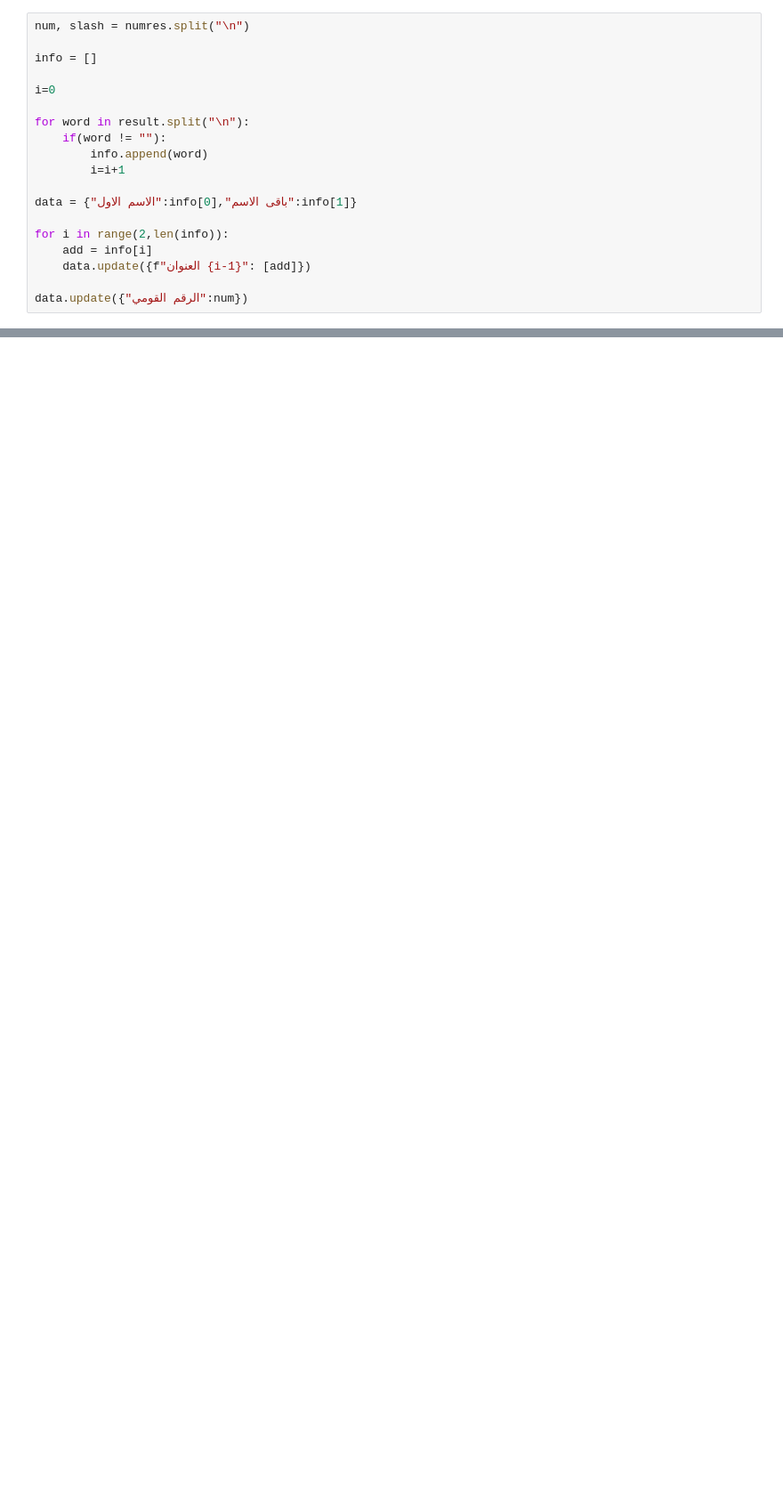
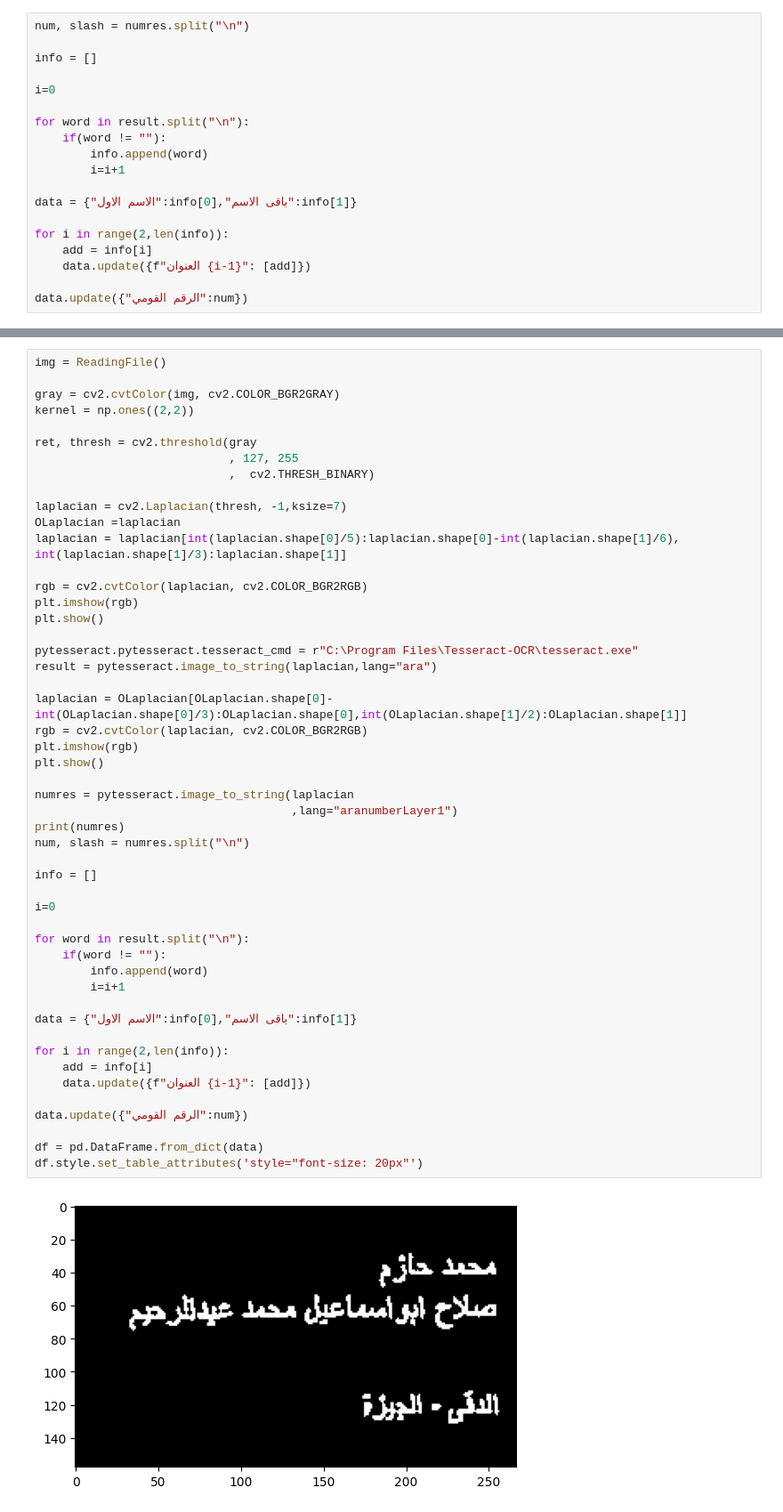
Before and after one commit to Abdulrahman7771/ElectroPi, a Jupyter notebook: ComputerVision/IDExpert.ipynb, the cells around one changed output, grey strips where cells are left out. Shown: that part at 89% size. Saved outputs shown, nothing was run; the diff lists cells and outputs as text; blank space fills up the shorter version.

```diff
--- a/ComputerVision/IDExpert.ipynb
+++ b/ComputerVision/IDExpert.ipynb
@@ -78,0 +94,52 @@ df.style.set_table_attributes('style="font-size: 20px"')
+# %%
+img = ReadingFile()
+
+gray = cv2.cvtColor(img, cv2.COLOR_BGR2GRAY)
+kernel = np.ones((2,2))
+
+ret, thresh = cv2.threshold(gray
+                            , 127, 255
+                            ,  cv2.THRESH_BINARY)
+
+laplacian = cv2.Laplacian(thresh, -1,ksize=7)
+OLaplacian =laplacian
+laplacian = laplacian[int(laplacian.shape[0]/5):laplacian.shape[0]-int(laplacian.shape[1]/6), int(laplacian.shape[1]/3):laplacian.shape[1]]
+
+rgb = cv2.cvtColor(laplacian, cv2.COLOR_BGR2RGB)
+plt.imshow(rgb)
+plt.show()
+
+pytesseract.pytesseract.tesseract_cmd = r"C:\Program Files\Tesseract-OCR\tesseract.exe"
+result = pytesseract.image_to_string(laplacian,lang="ara")
+
+laplacian = OLaplacian[OLaplacian.shape[0]-int(OLaplacian.shape[0]/3):OLaplacian.shape[0],int(OLaplacian.shape[1]/2):OLaplacian.shape[1]]
+rgb = cv2.cvtColor(laplacian, cv2.COLOR_BGR2RGB)
+plt.imshow(rgb)
+plt.show()
+
+numres = pytesseract.image_to_string(laplacian
+                                     ,lang="aranumberLayer1")
+print(numres)
+num, slash = numres.split("\n")
+
+info = []
+
+i=0
+
+for word in result.split("\n"):
+    if(word != ""):
+        info.append(word)
+        i=i+1
+
+data = {"الاسم الاول":info[0],"باقى الاسم":info[1]}
+
+for i in range(2,len(info)):
+    add = info[i]
+    data.update({f"العنوان {i-1}": [add]})
+
+data.update({"الرقم القومي":num})
+
+df = pd.DataFrame.from_dict(data)
+df.style.set_table_attributes('style="font-size: 20px"')
+# %% [output]
+[figure, added]
```
Also changed, not shown: parts of 10 cells of this notebook, 3 other files.
